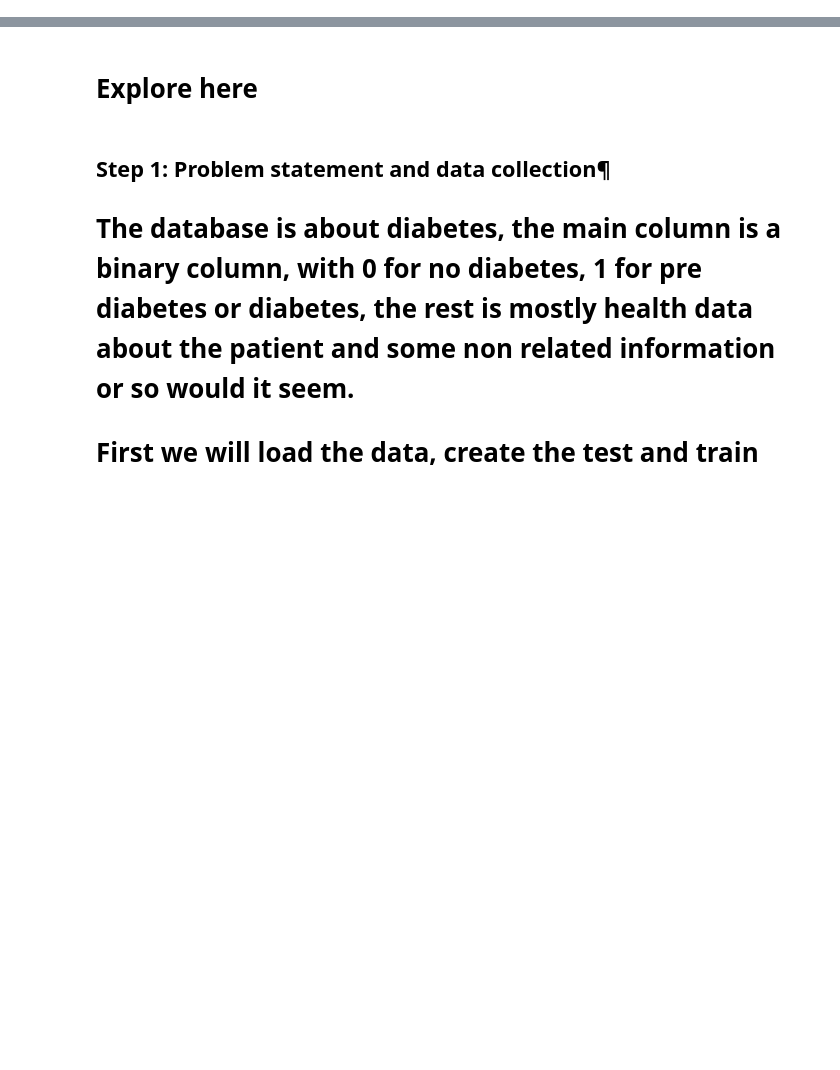
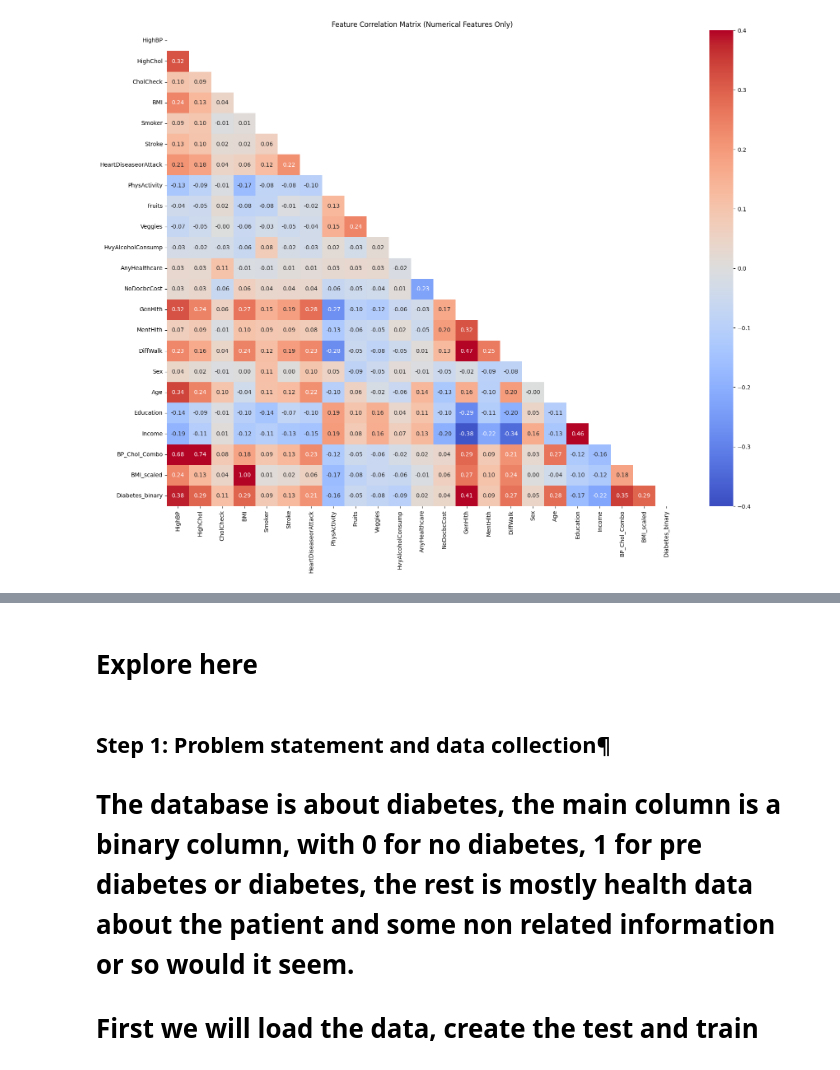
Before and after one commit to 4GeeksAcademy/BakuDShaggy-EDA-mas-proyecto-final, a Jupyter notebook: src/explore.ipynb, the cells around one changed output, grey strips where cells are left out. Saved outputs shown, nothing was run; the diff lists cells and outputs as text; code cells hidden in the pictures; blank space fills up the shorter version.

```diff
--- a/src/explore.ipynb
+++ b/src/explore.ipynb
@@ -0,0 +1,20 @@
+# %%
+# Import libraries
+import pandas as pd
+import numpy as np
+import matplotlib.pyplot as plt
+import seaborn as sns
+from sklearn.preprocessing import StandardScaler, OrdinalEncoder
+from sklearn.linear_model import LogisticRegressionCV
+from sklearn.metrics import classification_report
+from sklearn.model_selection import train_test_split
+
+# Load data
+file_path = '/workspaces/BakuDShaggy-EDA-mas-proyecto-final/data/raw/diabetes_binary_5050split_health_indicators_BRFSS2015.csv'
+data = pd.read_csv(file_path)
+
+# Initial verification
+print("Data Shape:", data.shape)
+print("\nClass Balance:")
+print(data['Diabetes_binary'].value_counts(normalize=True))
+print("\nMissing Values:", data.isnull().sum().sum())
@@ -0,0 +63,21 @@
+# %%
+numerical_cols = train_data.select_dtypes(include=['float64', 'int64']).columns
+corr_matrix = train_data[numerical_cols].corr()
+
+# Plot
+plt.figure(figsize=(20,15))
+mask = np.triu(np.ones_like(corr_matrix, dtype=bool))
+sns.heatmap(
+    corr_matrix,
+    mask=mask,
+    cmap='coolwarm',
+    center=0,
+    annot=True,
+    fmt=".2f",
+    vmin=-0.4,
+    vmax=0.4
+)
+plt.title("Feature Correlation Matrix (Numerical Features Only)")
+plt.show()
+# %% [output]
+[figure, added]
```
Also changed, not shown: parts of 4 cells of this notebook, 1 other file.
